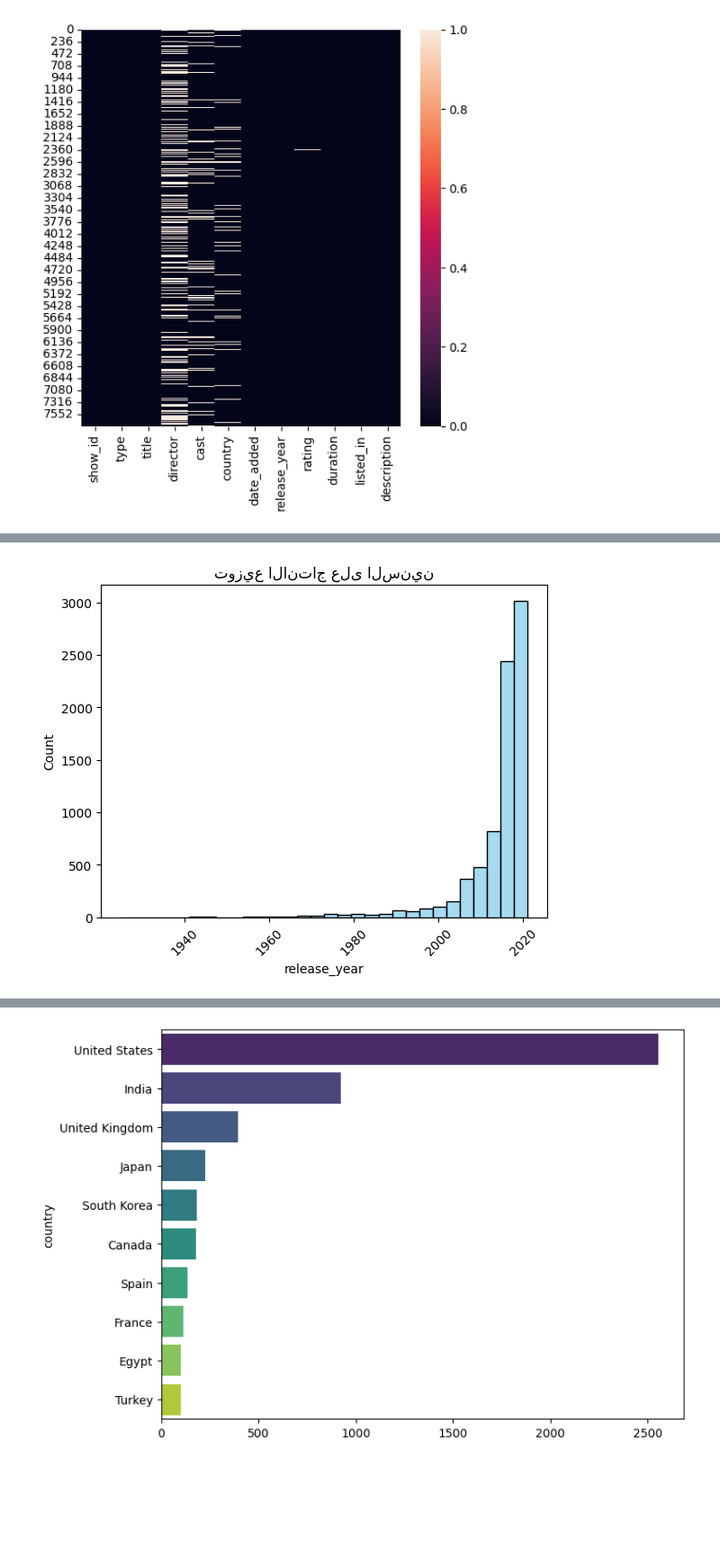
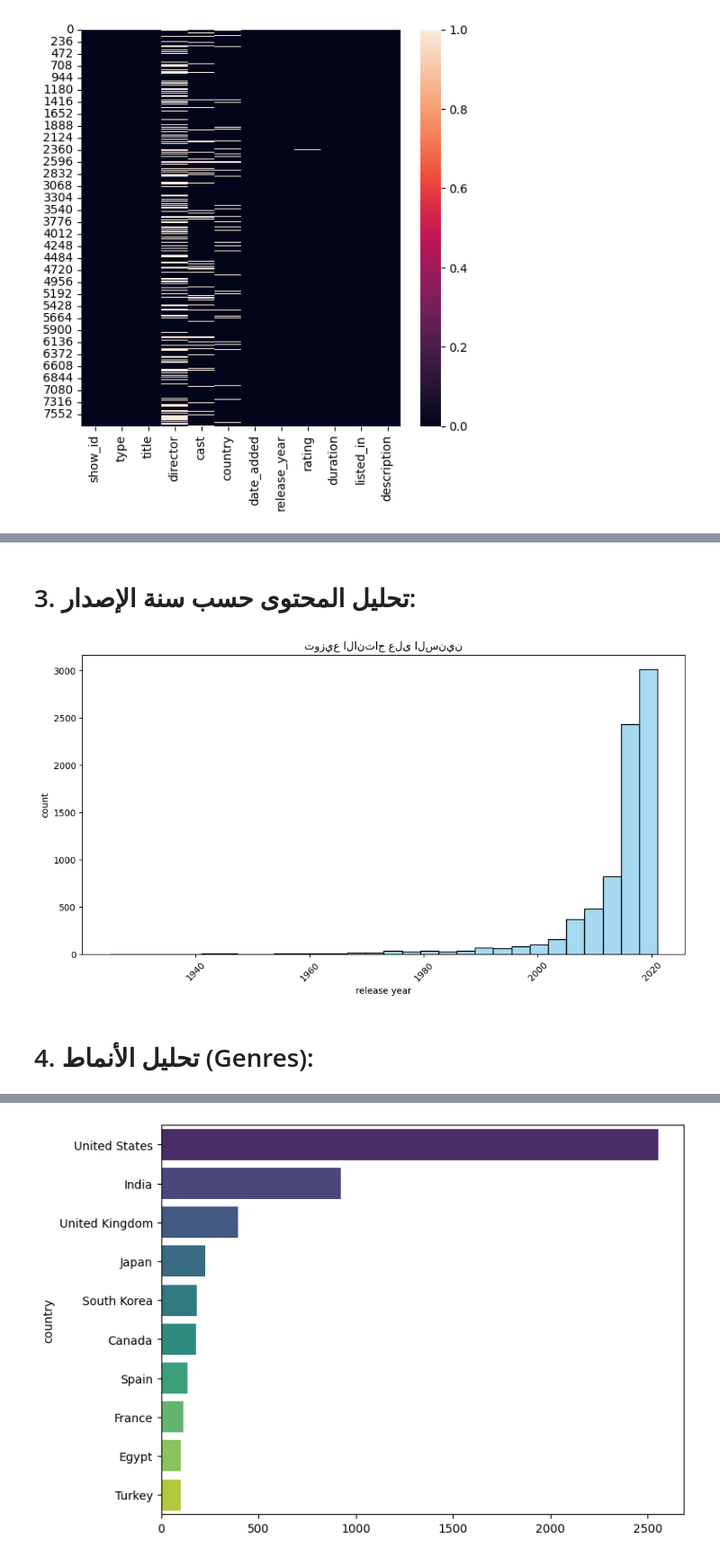
Before and after one commit to ashraf-abdalghani/mycolab, a Jupyter notebook: Netflix_.ipynb, the cells around one changed output, grey strips where cells are left out. Shown: that part at 90% size. Cells and saved outputs as stored; diff of their text form; code cells hidden in the pictures; blank space fills up the shorter version.

Commit message:
تحليل بيانات Netflix

```diff
--- a/Netflix_.ipynb
+++ b/Netflix_.ipynb
@@ -90,12 +101,17 @@ sns.heatmap(df.isna())
+# %% [markdown]
+# 3. تحليل المحتوى حسب سنة الإصدار:
 # %%
+plt.figure(figsize=(12,6 ))
 sns.histplot(df['release_year'],bins=30,kde=False, color='skyblue')
-plt.xlabel=('release year')
-plt.ylabel=('count')
+plt.xlabel('release year')
+plt.ylabel('count')
 plt.title('توزيع الانتاج على السنين')
 plt.xticks(rotation=45)
 plt.show()
 # %% [output]
-[figure, old version]
+[figure, new version]
+# %% [markdown]
+# 4. تحليل الأنماط (Genres):
 # %%
 # تقسيم الأنماط (ممكن أن يكون للعنصر أكثر من نمط)
 genres = df['listed_in'].str.split(', ').explode()
```
Also changed, not shown: parts of 28 cells of this notebook.
